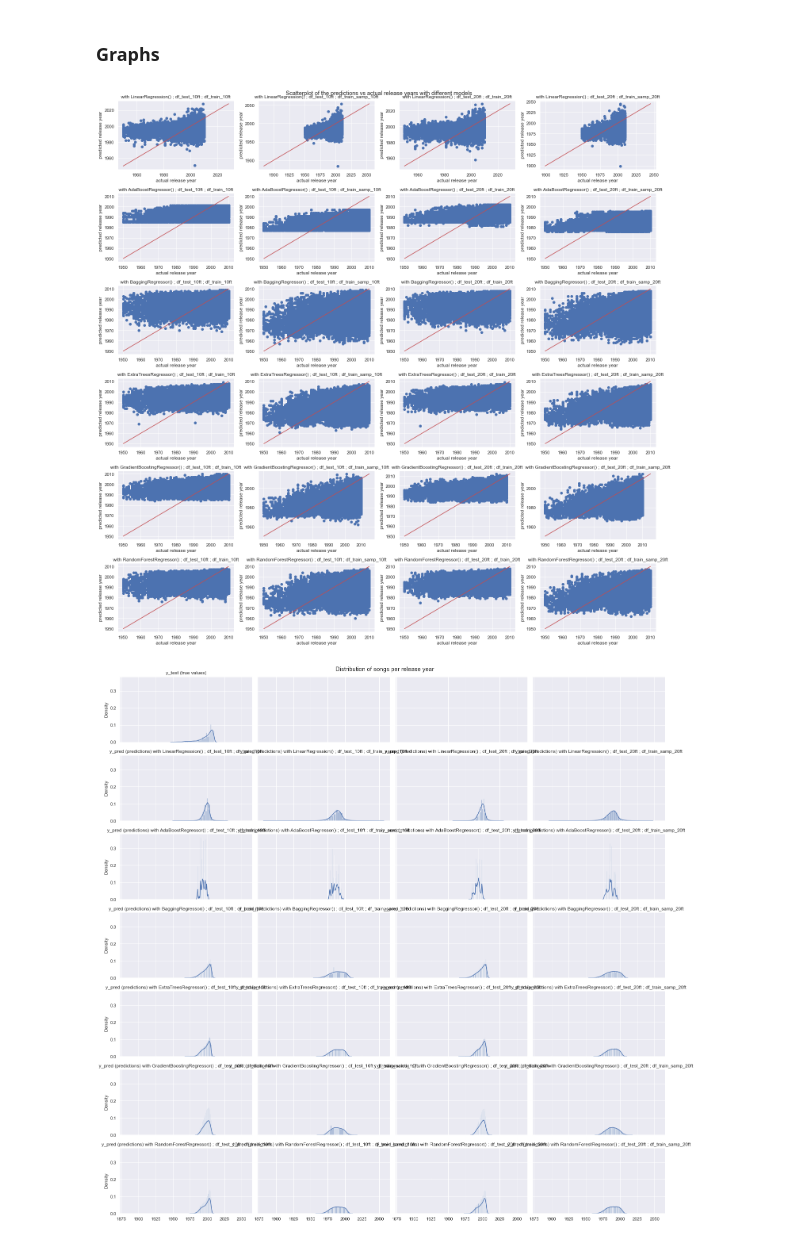
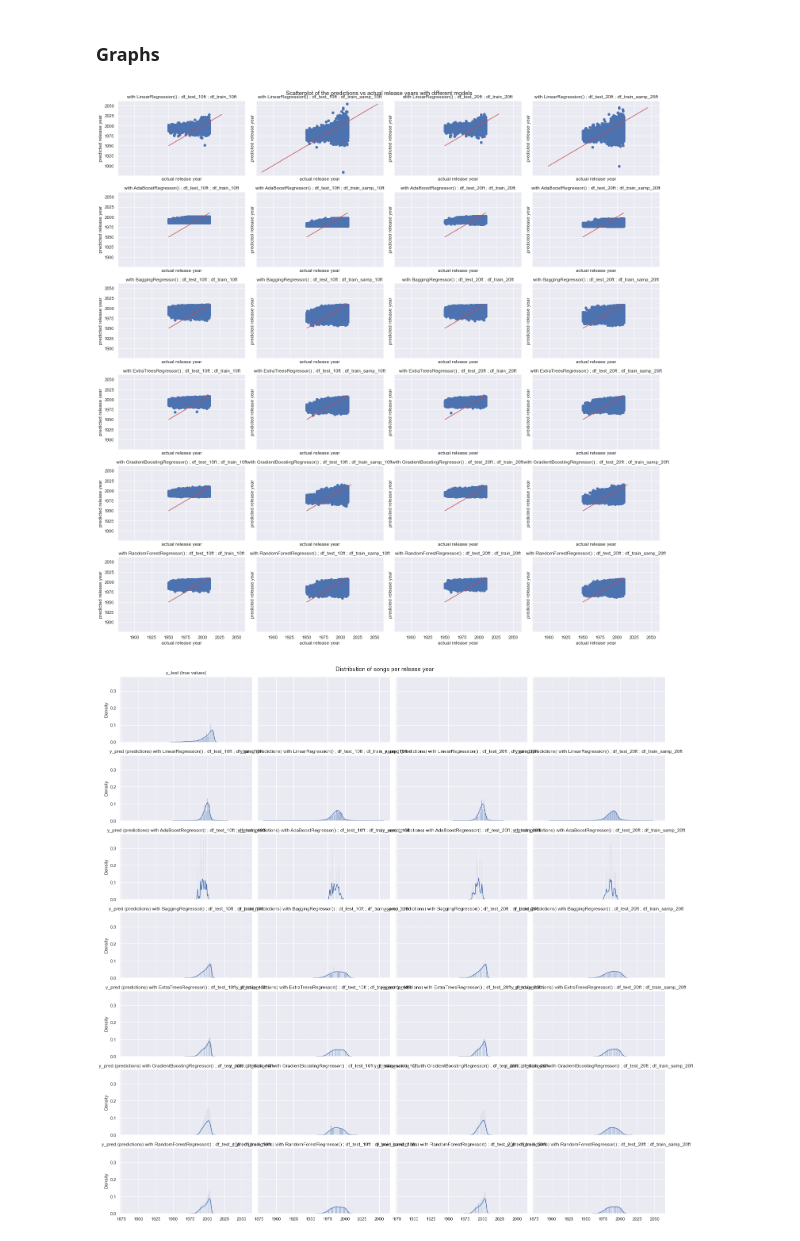
Before and after one commit to acharruey/YearPredictionMSD-Machine-Learning, a Jupyter notebook: FinalProject.ipynb, the cells around one changed output. Drawn from its saved outputs; the diff is of its cells as text; code cells hidden in the pictures.

```diff
--- a/FinalProject.ipynb
+++ b/FinalProject.ipynb
@@ -513,32 +513,32 @@ The model with the lowest Mean Absolute Error, MSE and RMSE is the Extra-trees R
 # %%
 y_test = df_test_10ft.iloc[:,0]
 
 # Scatterplots
-fig, ax = plt.subplots(nrows=6, ncols=4, figsize=(20,20))
+fig, ax = plt.subplots(nrows=6, ncols=4, sharex=True, sharey=True, figsize=(20,20))
 plt.suptitle('Scatterplot of the predictions vs actual release years with different models');
 
 c = 0
 
 for name, y_pred in list_preds :
     i = c//4
     j = c%4
 
     ax[i,j].scatter(y_test, y_pred)
     ax[i,j].set_xlabel('actual release year')
     ax[i,j].set_ylabel('predicted release year')
 
     lineStart = min(y_test.min(), y_pred.min())
     lineEnd = max(y_test.max(), y_pred.max())
     ax[i,j].plot([lineStart, lineEnd], [lineStart, lineEnd], '-', color = 'r', label = 'y=x')
     ax[i,j].set_title('with '+name);
 
     c += 1
 
 
 
 plt.tight_layout()
 # %% [output]
-[figure, old version]
+[figure, new version]
 # %%
 # Histogram
 fig, ax = plt.subplots(nrows=7, ncols=4, sharex=True, sharey=True, figsize=(20,20))
```
